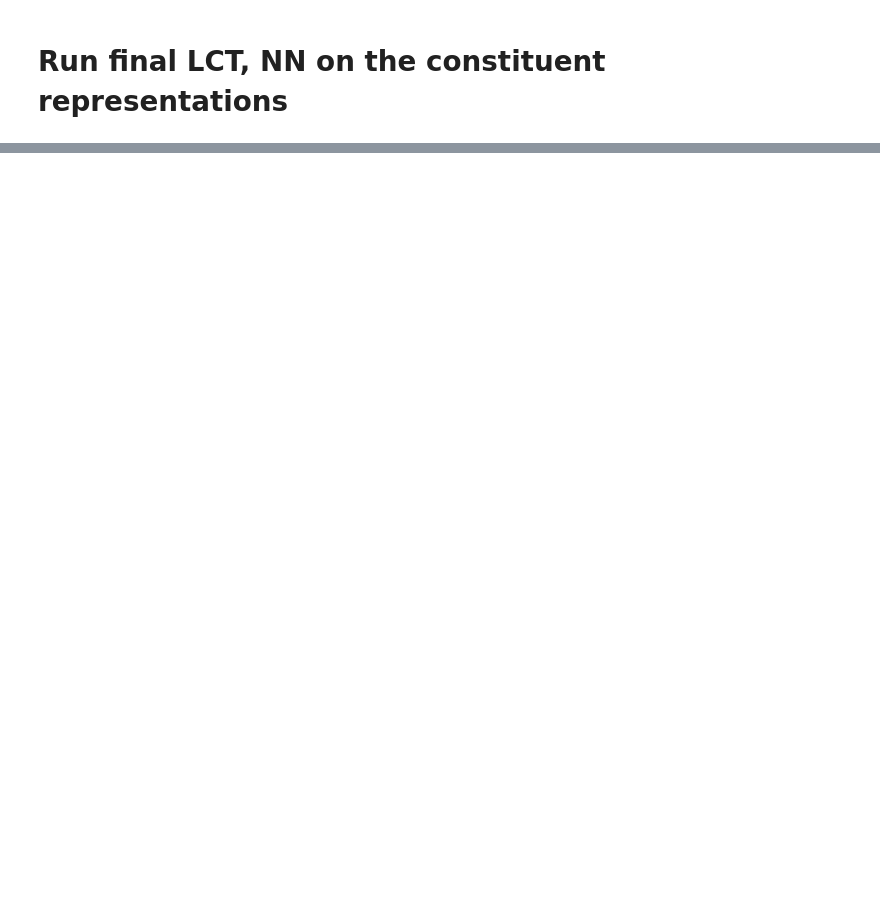
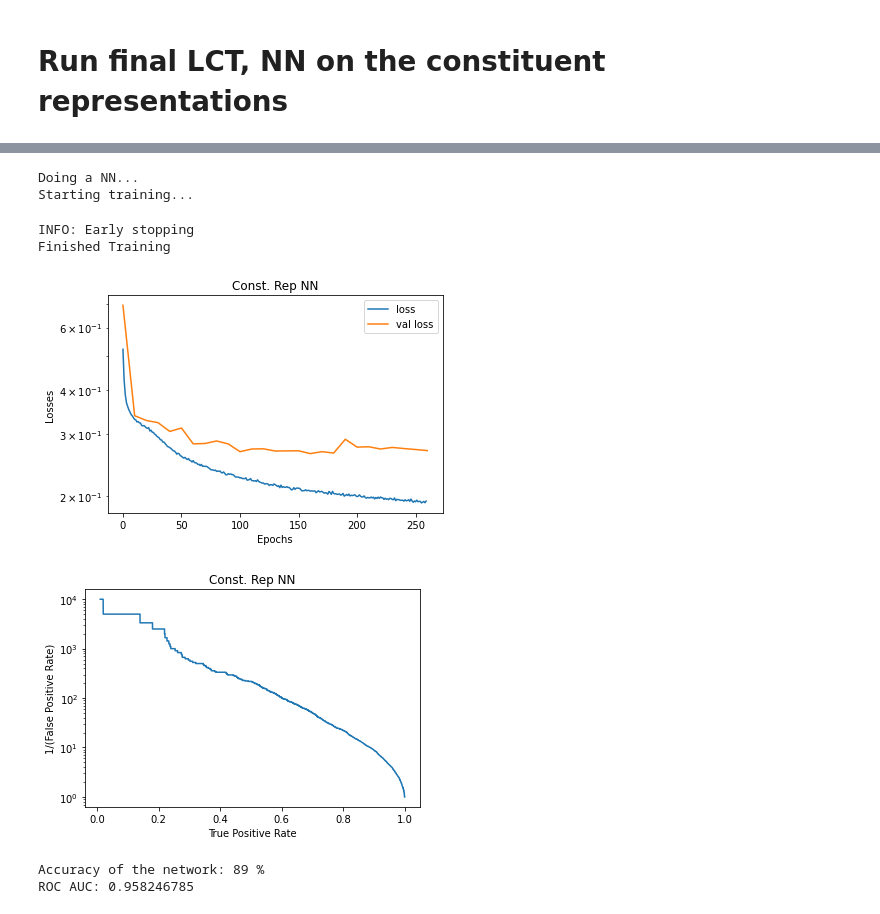
Before and after one commit to rmastand/JetCLR_AD, a Jupyter notebook: scripts/const_rep.ipynb, the cells around one changed output, grey strips where cells are left out. Drawn from its saved outputs; the diff is of its cells as text; code cells hidden in the pictures; blank space fills up the shorter version.

```diff
--- a/scripts/const_rep.ipynb
+++ b/scripts/const_rep.ipynb
@@ -191,0 +179,49 @@ print("ROC AUC:", performance_stats_nn["auc"])
+# %%
+print("Doing a NN...")
+num_epochs_nn = 1200
+batch_size_nn = 400
+update_epochs_nn = 10
+input_shape = 3*constit_num
+#update_epochs_nn = 20
+lr_nn = 0.001
+
+
+
+performance_stats_nn = create_and_run_nn(device, input_shape, num_epochs_nn, batch_size_nn, update_epochs_nn,lr_nn,
+                                         cropped_train, labels_train,
+                      cropped_val, labels_val,
+                      cropped_test, labels_test_f, True)
+
+# Plot the output losses
+plt.figure()
+plt.plot(performance_stats_nn["epochs"],performance_stats_nn["losses"], label = "loss")
+plt.plot(performance_stats_nn["val_epochs"],performance_stats_nn["val_losses"], label = "val loss")
+plt.xlabel("Epochs")
+plt.ylabel("Losses")
+plt.yscale("log")
+plt.legend()
+plt.title("Const. Rep NN")
+plt.show()
+
+plt.figure()
+plt.plot(performance_stats_nn["tpr"], 1.0/performance_stats_nn["fpr"])
+plt.yscale("log")
+plt.xlabel("True Positive Rate")
+plt.ylabel("1/(False Positive Rate)")
+plt.title("Const. Rep NN")
+plt.show()
+
+np.save( expt_dir+"const_rep_nn_tpr_"+str(constit_num)+".npy", performance_stats_nn["tpr"] )
+np.save( expt_dir+"const_rep_nn_fpr_"+str(constit_num)+".npy", performance_stats_nn["fpr"] )
+
+print("Accuracy of the network: %d %%" % (100.00 *performance_stats_nn["acc"]))
+print("ROC AUC:", performance_stats_nn["auc"])
+# %% [output]
+Doing a NN...
+Starting training...
+INFO: Early stopping
+Finished Training
+[figure, added]
+[figure, added]
+Accuracy of the network: 89 %
+ROC AUC: 0.958246785
```
Also changed, not shown: parts of 4 cells of this notebook, 11 other files.
